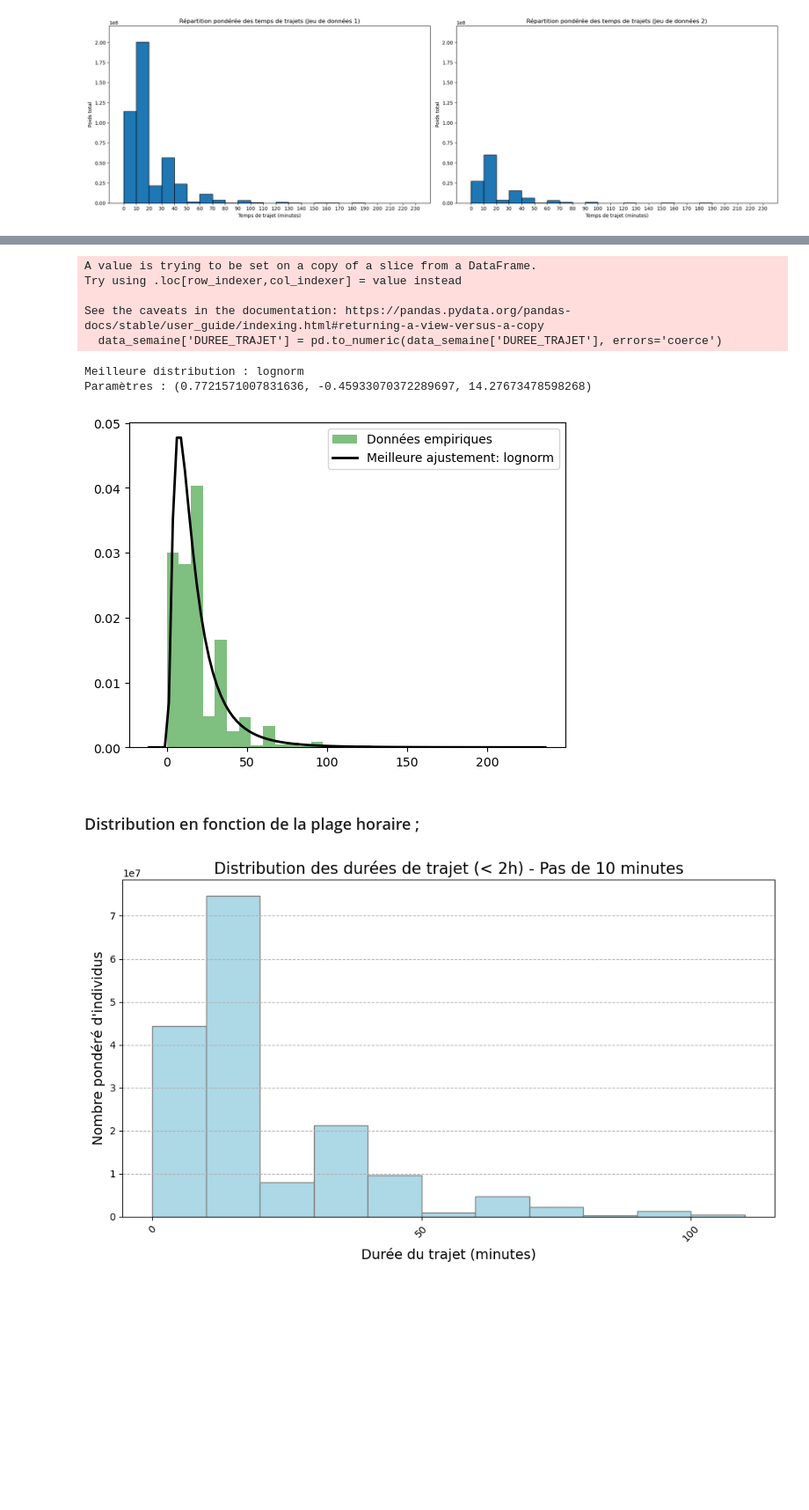
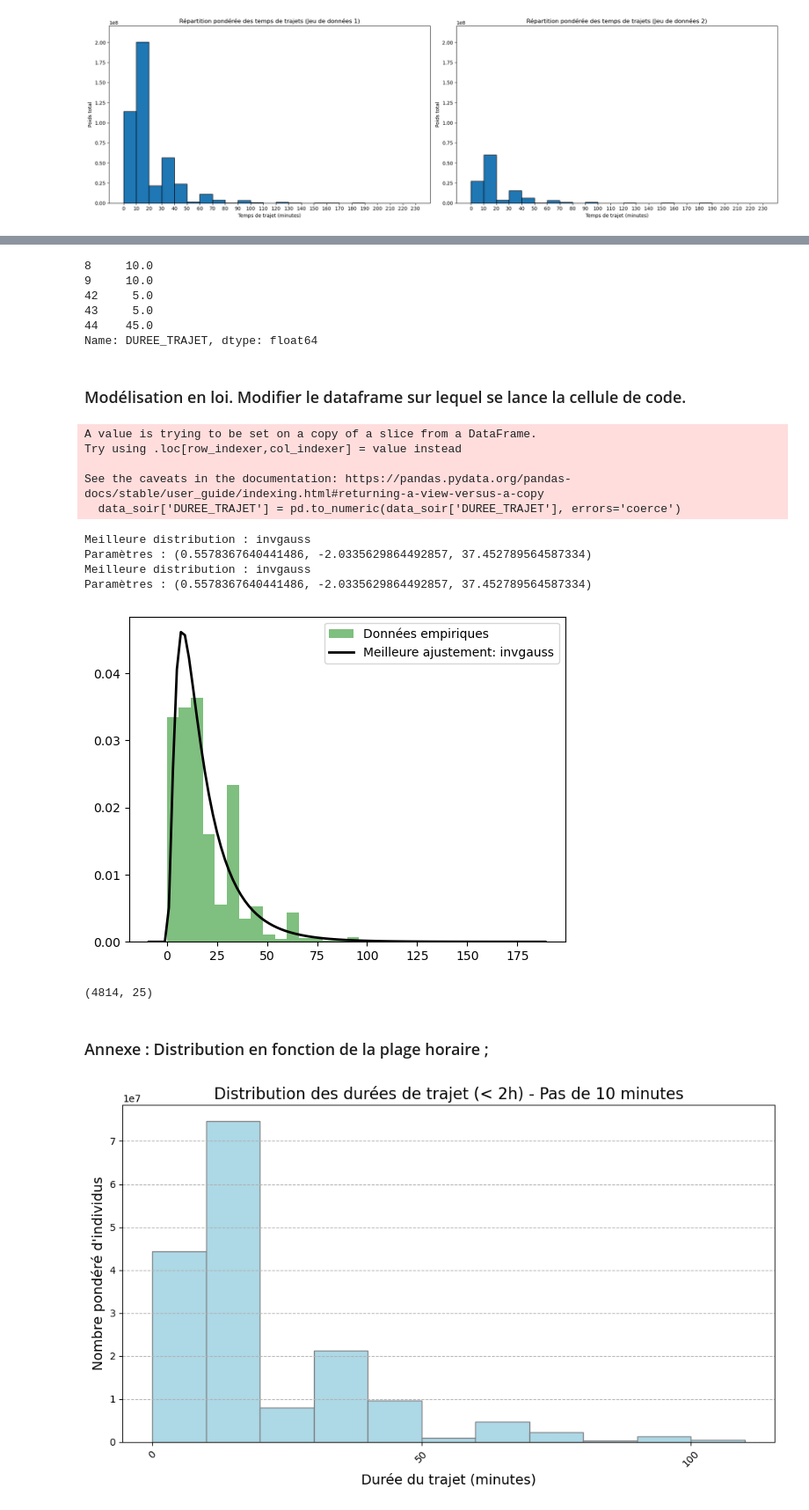
Before and after one commit to kilianguillon/Projet_statapp, a Jupyter notebook: duree_trajets.ipynb, the cells around one changed output, grey strips where cells are left out. Shown at 88% size. Cells and saved outputs as stored; diff of their text form; code cells hidden in the pictures; blank space fills up the shorter version.

```diff
--- a/duree_trajets.ipynb
+++ b/duree_trajets.ipynb
@@ -104,6 +104,10 @@ data['DUREE_TRAJET'] = data['DUREE_TRAJET'] * 60
 # Filtrage semaine / week-end :
 data_weekend = data[data['TYPE_jour'].isin(['samedi','dimanche'])]
 data_semaine = data[data['TYPE_jour'].isin(['samedi','dimanche']) == False]
+data_matin = data[data['HEURE_DEPART'] < 11]
+data_11_14 = data[data['HEURE_DEPART'].between(11.0001,14)]
+data_14_17 = data[data['HEURE_DEPART'].between(14.0001,17)]
+data_soir = data[data['HEURE_DEPART'] > 17.0001]
 # %%
 # Pour avoir les graphs de même échelle
 
@@ -154,6 +138,17 @@ import pandas as pd
 from scipy import stats
 import matplotlib.pyplot as plt
 from fitter import Fitter
+# %%
+data_weekend['DUREE_TRAJET'].head()
+# %% [output]
+8     10.0
+9     10.0
+42     5.0
+43     5.0
+44    45.0
+Name: DUREE_TRAJET, dtype: float64
+# %% [markdown]
+### Modélisation en loi. Modifier le dataframe sur lequel se lance la cellule de code.
 # %%
 import numpy as np
 import pandas as pd
@@ -161,50 +156,60 @@ from scipy import stats
 import matplotlib.pyplot as plt
 
 # Supposons que data_semaine est déjà chargé et prêt
-data_semaine['DUREE_TRAJET'] = pd.to_numeric(data_semaine['DUREE_TRAJET'], errors='coerce')
+data_soir['DUREE_TRAJET'] = pd.to_numeric(data_soir['DUREE_TRAJET'], errors='coerce')
 
 # Sélection de quelques distributions à tester
-distributions = [stats.norm, stats.lognorm, stats.expon]
+distributions = [stats.norm, stats.lognorm, stats.expon, stats.alpha, stats.beta, stats.gamma, stats.invgauss]
 results = []
 
 # Ajustement des distributions et calcul de l'AIC pour chaque distribution
 for distribution in distributions:
     # Ajustement de la distribution
-    params = distribution.fit(data_semaine['DUREE_TRAJET'])
+    params = distribution.fit(data_soir['DUREE_TRAJET'])
 
     # Calcul de l'AIC
     arg = params[:-2]
     loc = params[-2]
     scale = params[-1]
-    aic = 2 * len(params) - 2 * np.sum(np.log(distribution.pdf(data_semaine['DUREE_TRAJET'], *arg, loc=loc, scale=scale)))
+    aic = 2 * len(params) - 2 * np.sum(np.log(distribution.pdf(data_soir['DUREE_TRAJET'], *arg, loc=loc, scale=scale)))
     results.append((distribution.name, params, aic))
+
+best_fit = sorted(results, key=lambda x: x[2])[0]
+print(f"Meilleure distribution : {best_fit[0]}")
+print(f"Paramètres : {best_fit[1]}")
 
 # Sélection de la distribution avec le plus petit AIC
 best_fit_name, best_fit_params, best_fit_aic = best_fit
 print(f"Meilleure distribution : {best_fit_name}")
 print(f"Paramètres : {best_fit_params}")
 
 # Affichage de la distribution sélectionnée par rapport aux données empiriques
-plt.hist(data_semaine['DUREE_TRAJET'], bins=30, density=True, alpha=0.5, color='g', label='Données empiriques')
+plt.hist(data_soir['DUREE_TRAJET'], bins=30, density=True, alpha=0.5, color='g', label='Données empiriques')
 xmin, xmax = plt.xlim()
 x = np.linspace(xmin, xmax, 100)
 
 # Corriger ici : Utiliser l'objet distribution directement à partir de la liste `distributions`
 best_distribution = [d for d in distributions if d.name == best_fit_name][0]
 y = best_distribution.pdf(x, *best_fit_params[:-2], loc=best_fit_params[-2], scale=best_fit_params[-1])
 plt.plot(x, y, 'k', linewidth=2, label=f'Meilleure ajustement: {best_fit_name}')
 plt.legend()
 
 plt.show()
 # %% [output]
 A value is trying to be set on a copy of a slice from a DataFrame.
 Try using .loc[row_indexer,col_indexer] = value instead
 
 See the caveats in the documentation: https://pandas.pydata.org/pandas-docs/stable/user_guide/indexing.html#returning-a-view-versus-a-copy
-  data_semaine['DUREE_TRAJET'] = pd.to_numeric(data_semaine['DUREE_TRAJET'], errors='coerce')
+  data_soir['DUREE_TRAJET'] = pd.to_numeric(data_soir['DUREE_TRAJET'], errors='coerce')
-Meilleure distribution : lognorm
-Paramètres : (0.7721571007831636, -0.45933070372289697, 14.27673478598268)
+Meilleure distribution : invgauss
+Paramètres : (0.5578367640441486, -2.0335629864492857, 37.452789564587334)
+Meilleure distribution : invgauss
+Paramètres : (0.5578367640441486, -2.0335629864492857, 37.452789564587334)
-[figure, old version]
+[figure, new version]
+# %%
+data_14_17.shape
+# %% [output]
+(4814, 25)
 # %% [markdown]
-### Distribution en fonction de la plage horaire ;
+### Annexe : Distribution en fonction de la plage horaire ;
 # %%
```
Also changed, not shown: parts of 3 cells of this notebook, 1 other file.
